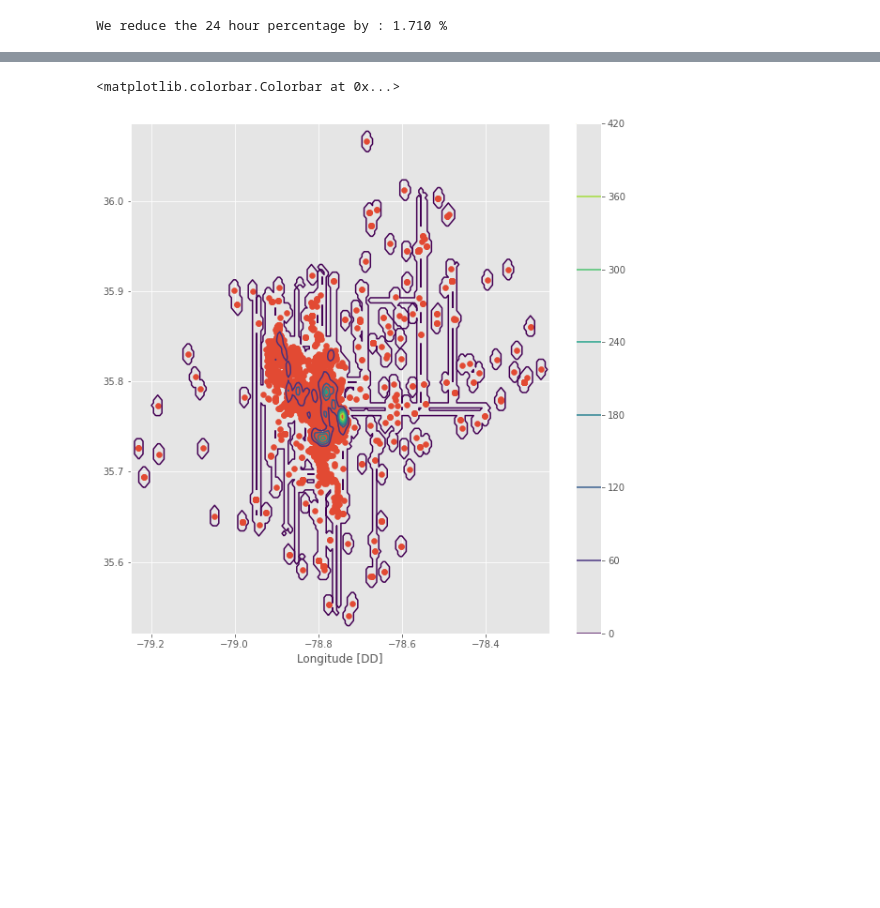
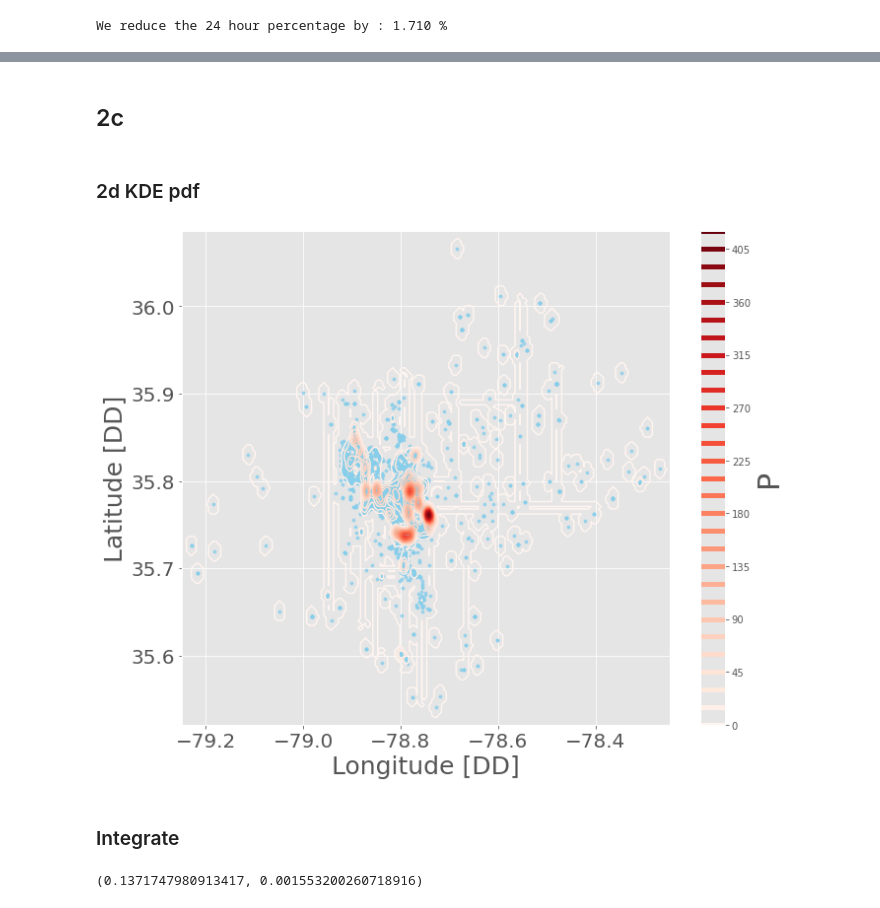
Before and after one commit to Kiril94/AMAS, a Jupyter notebook: Problem_set3/Problem_set.ipynb, the cells around one changed output, grey strips where cells are left out. Drawn from its saved outputs; the diff is of its cells as text; code cells hidden in the pictures; blank space fills up the shorter version.

```diff
--- a/Problem_set3/Problem_set.ipynb
+++ b/Problem_set3/Problem_set.ipynb
@@ -568,16 +568,4 @@ kde2d = KernelDensity(kernel='epanechnikov', bandwidth=0.01).fit(Loc)
-# %%
-fig, ax = plt.subplots(figsize = (10,10))
-lon_ls = np.linspace(lon.min()-.02, lon.max()+.02,200)
-lat_ls = np.linspace(lat.min()-.02, lat.max()+.02, 200)
-llon, llat = np.meshgrid(lon_ls, lat_ls)
-lonlat = np.vstack([llon.ravel(), llat.ravel()]).T
-PDF = np.exp(kde2d.score_samples(lonlat))
-PDF = PDF.reshape(llon.shape)
-im = ax.contour(llon, llat, PDF)
-ax.scatter(lon, lat)
-ax.set_xlabel('Longitude [DD]')
-ax.set_ylabel=('Latitude [DD]')
-fig.colorbar(im, ax=ax)
-# %% [output]
-<matplotlib.colorbar.Colorbar at 0x...>
-[figure, removed]
+# %% [markdown]
+## 2c
+# %% [markdown]
+### 2d KDE pdf
@@ -583,0 +577,20 @@ fig.colorbar(im, ax=ax)
+# %%
+fig, ax = plt.subplots(figsize=(10, 8))
+lon_ls = np.linspace(lon.min()-.02, lon.max()+.02, 200)
+lat_ls = np.linspace(lat.min()-.02, lat.max()+.02, 200)
+llon, llat = np.meshgrid(lon_ls, lat_ls)
+lonlat = np.vstack([llon.ravel(), llat.ravel()]).T
+PDF = np.exp(kde2d.score_samples(lonlat))
+PDF = PDF.reshape(llon.shape)
+im = ax.contour(llon, llat, PDF, cmap = 'Reds', levels = 40)
+cbar = fig.colorbar(im, ax=ax)
+lines1 = cbar.ax.get_children()
+lines1[0].set_linewidths(5)
+cbar.set_label('P', fontsize = 30)
+fig, ax = vis.nice_plot(lon, lat, scatter=True,
+                        axis=ax, figure=fig, xlabel='Longitude [DD]',
+                        ylabel='Latitude [DD]', scr_markersize=10, alpha=.8)
+# %% [output]
+[figure, added]
+# %% [markdown]
+### Integrate
@@ -583,0 +605,4 @@ fig.colorbar(im, ax=ax)
+# %%
+rect_int
+# %% [output]
+(0.1371747980913417, 0.001553200260718916)
```
Also changed, not shown: parts of 19 cells of this notebook.
